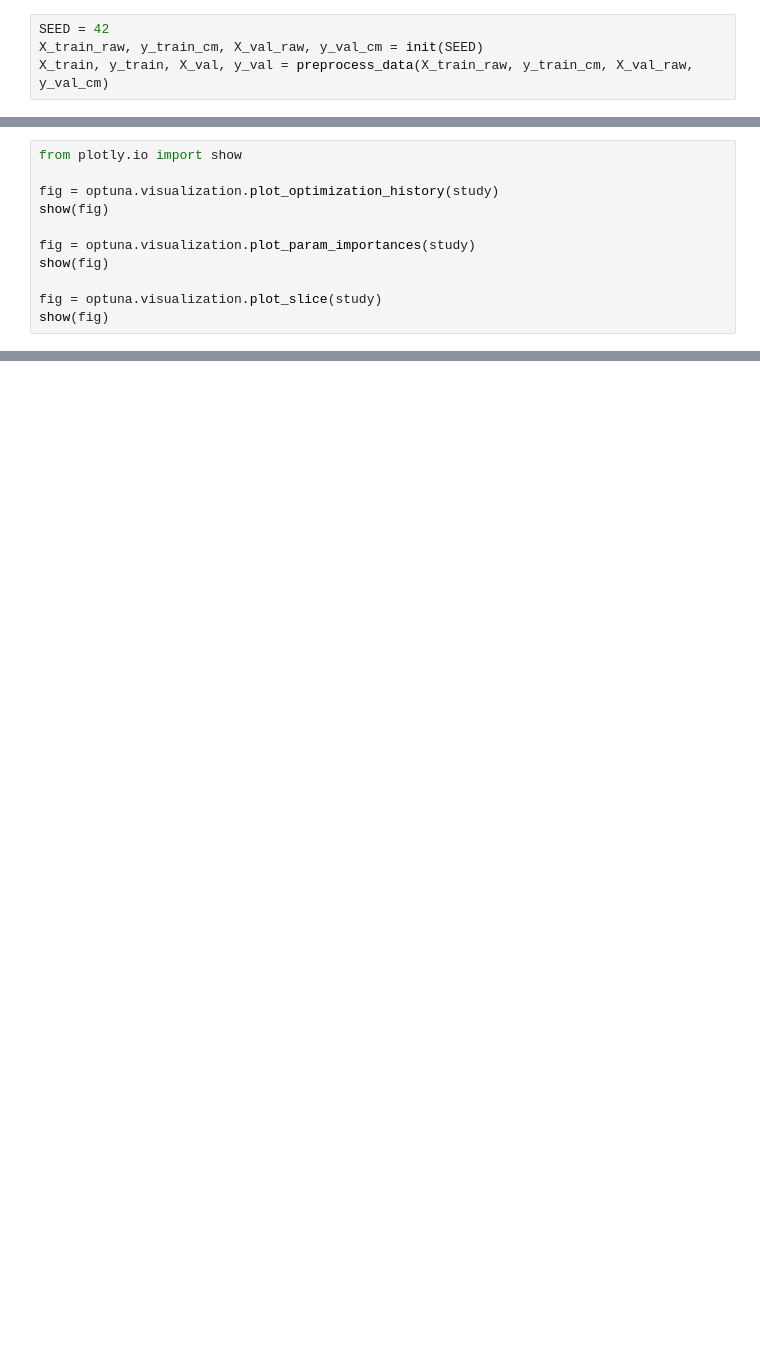
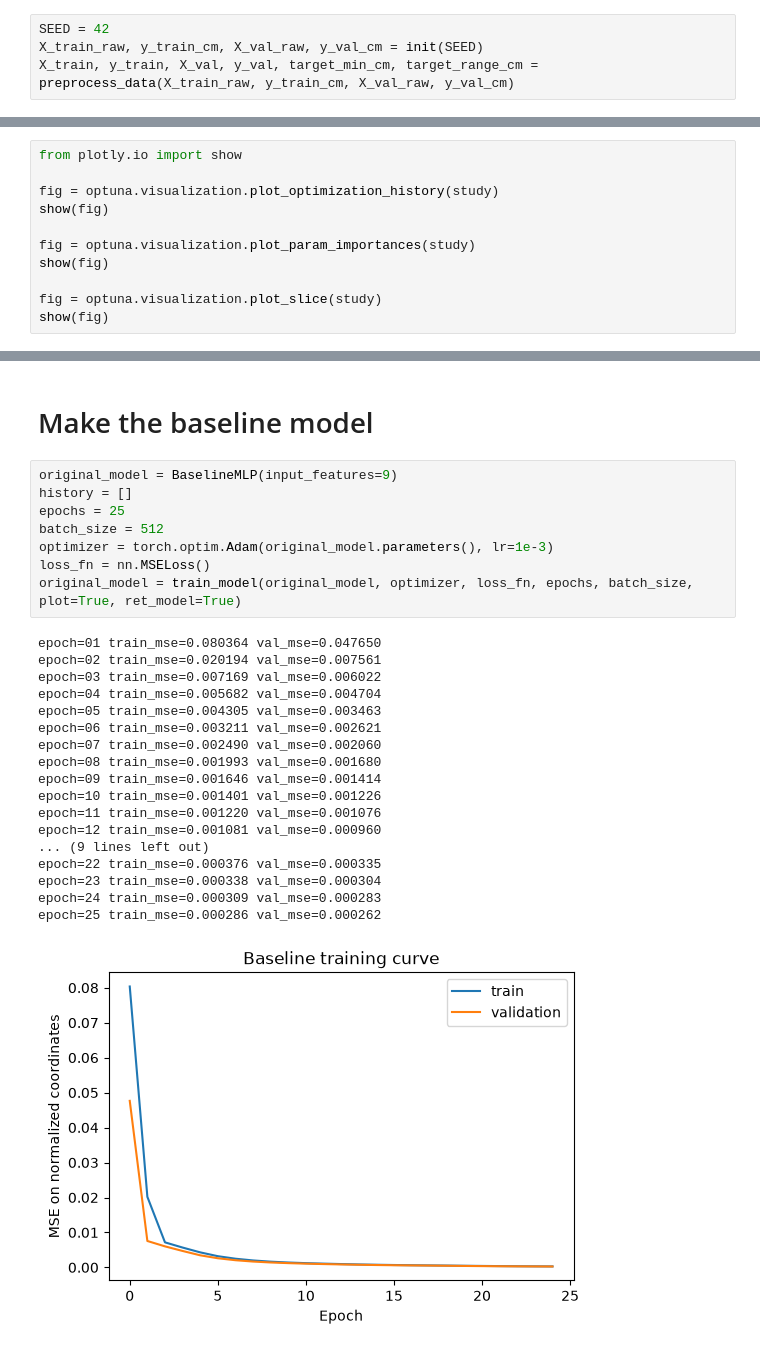
Before and after one commit to Lucan11/systems_meet_ai_hackaton, a Jupyter notebook: notebooks/hyperparameter_search.ipynb, the cells around one changed output, grey strips where cells are left out. Drawn from its saved outputs; the diff is of its cells as text; blank space fills up the shorter version.

```diff
--- a/notebooks/hyperparameter_search.ipynb
+++ b/notebooks/hyperparameter_search.ipynb
@@ -3,7 +3,7 @@ from helpers import init, preprocess_data
 # %%
 SEED = 42
 X_train_raw, y_train_cm, X_val_raw, y_val_cm = init(SEED)
-X_train, y_train, X_val, y_val = preprocess_data(X_train_raw, y_train_cm, X_val_raw, y_val_cm)
+X_train, y_train, X_val, y_val, target_min_cm, target_range_cm = preprocess_data(X_train_raw, y_train_cm, X_val_raw, y_val_cm)
 # %% [output]
 PyTorch: 2.11.0+cu130
 Training rows: 42166
@@ -133,0 +199,29 @@ show(fig)
+# %% [markdown]
+# Make the baseline model
+# %%
+original_model = BaselineMLP(input_features=9)
+history = []
+epochs = 25
+batch_size = 512
+optimizer = torch.optim.Adam(original_model.parameters(), lr=1e-3)
+loss_fn = nn.MSELoss()
+original_model = train_model(original_model, optimizer, loss_fn, epochs, batch_size, plot=True, ret_model=True)
+# %% [output]
+epoch=01 train_mse=0.080364 val_mse=0.047650
+epoch=02 train_mse=0.020194 val_mse=0.007561
+epoch=03 train_mse=0.007169 val_mse=0.006022
+epoch=04 train_mse=0.005682 val_mse=0.004704
+epoch=05 train_mse=0.004305 val_mse=0.003463
+epoch=06 train_mse=0.003211 val_mse=0.002621
+epoch=07 train_mse=0.002490 val_mse=0.002060
+epoch=08 train_mse=0.001993 val_mse=0.001680
+epoch=09 train_mse=0.001646 val_mse=0.001414
+epoch=10 train_mse=0.001401 val_mse=0.001226
+epoch=11 train_mse=0.001220 val_mse=0.001076
+epoch=12 train_mse=0.001081 val_mse=0.000960
+... (9 lines left out)
+epoch=22 train_mse=0.000376 val_mse=0.000335
+epoch=23 train_mse=0.000338 val_mse=0.000304
+epoch=24 train_mse=0.000309 val_mse=0.000283
+epoch=25 train_mse=0.000286 val_mse=0.000262
+[figure, added]
```
Also changed, not shown: parts of 6 cells of this notebook, 3 other files.
